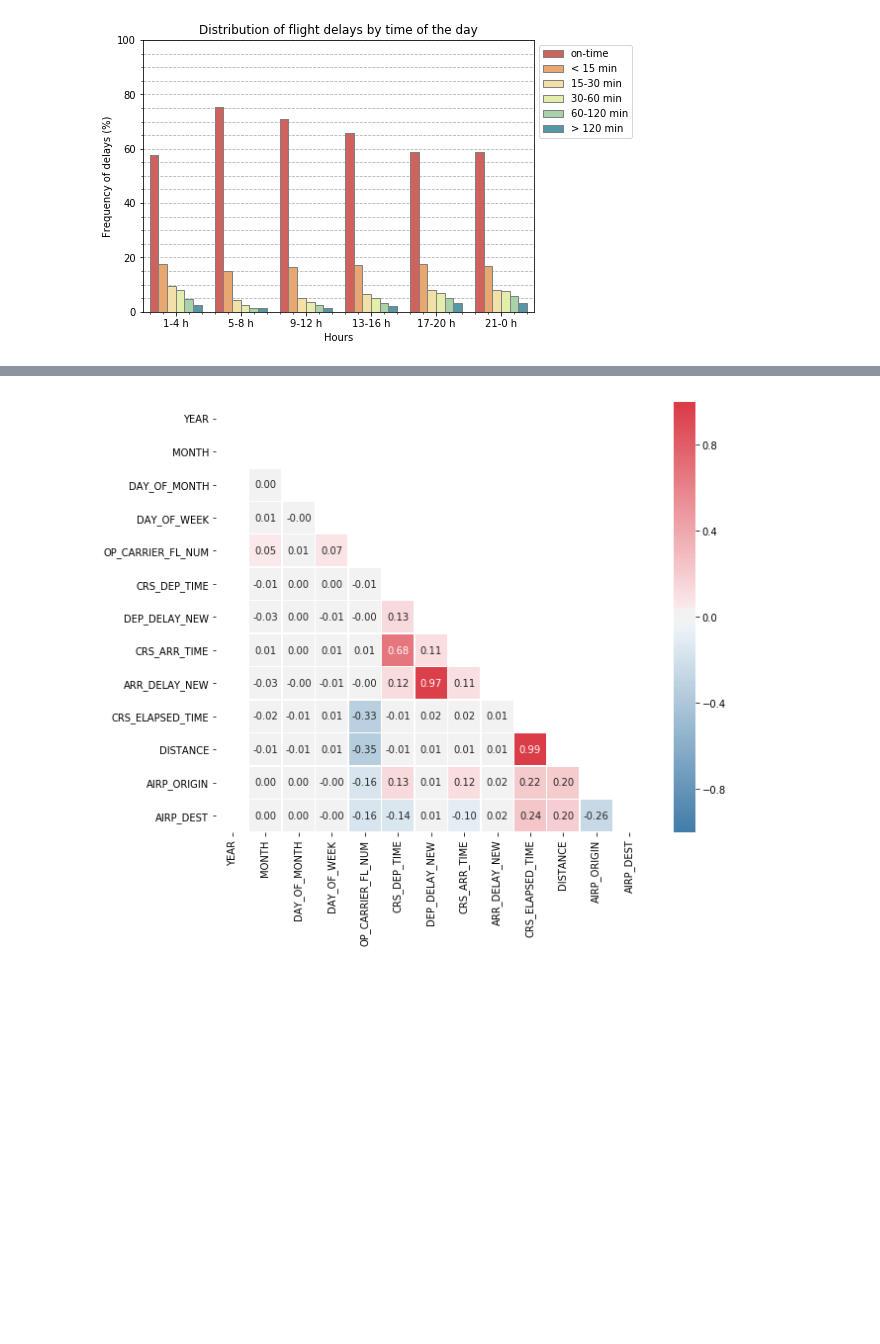
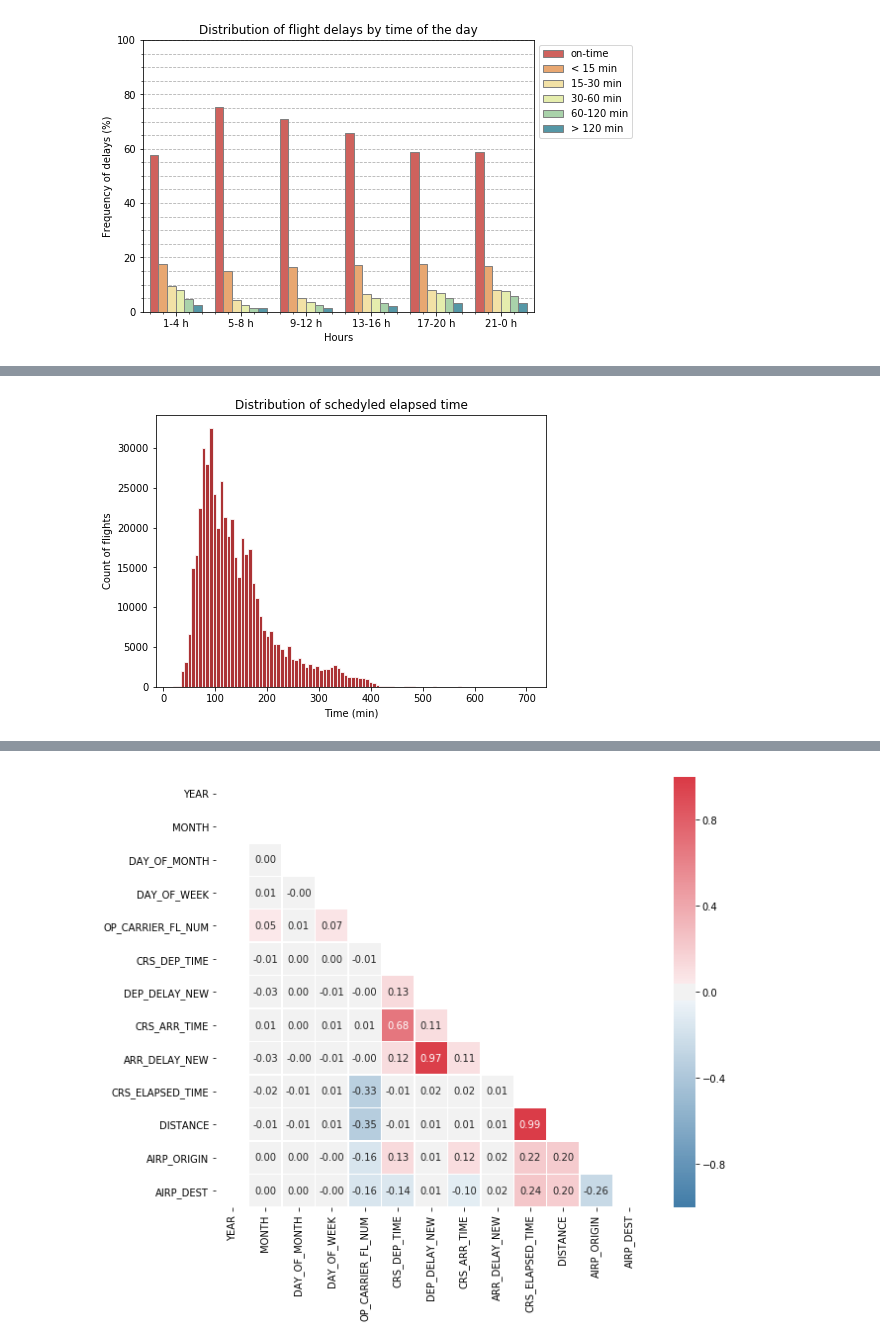
Before and after one commit to lubepe/PredictingFlightDelays, a Jupyter notebook: Predicting flight delays.ipynb, the cells around one changed output, grey strips where cells are left out. Cells and saved outputs as stored; diff of their text form; code cells hidden in the pictures; blank space fills up the shorter version.

Commit message:
Comparing delays by scheduled elapsed time

```diff
--- a/Predicting flight delays.ipynb
+++ b/Predicting flight delays.ipynb
@@ -1131,0 +1136,10 @@ plt.show()
+# %%
+plt.figure(figsize=(7,5))
+grid = sns.distplot(train_explor['CRS_ELAPSED_TIME'], kde=False, bins=100, color=sns.xkcd_rgb['blood red'],
+                    hist_kws={'edgecolor':'white',  'alpha':0.8}, label='exploring set')
+grid.set_title('Distribution of schedyled elapsed time')
+grid.set_ylabel('Count of flights')
+grid.set_xlabel('Time (min)')
+plt.show()
+# %% [output]
+[figure, added]
```
Also changed, not shown: parts of 10 cells of this notebook.
